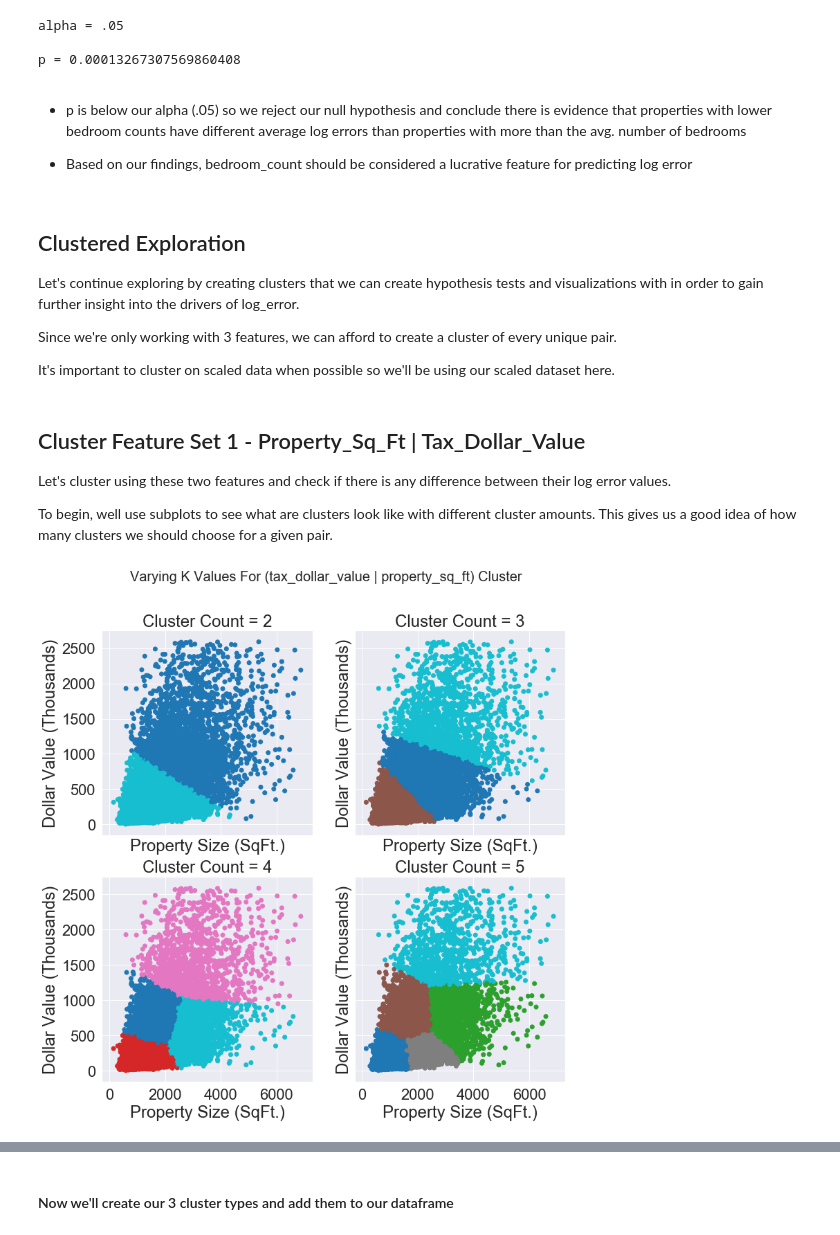
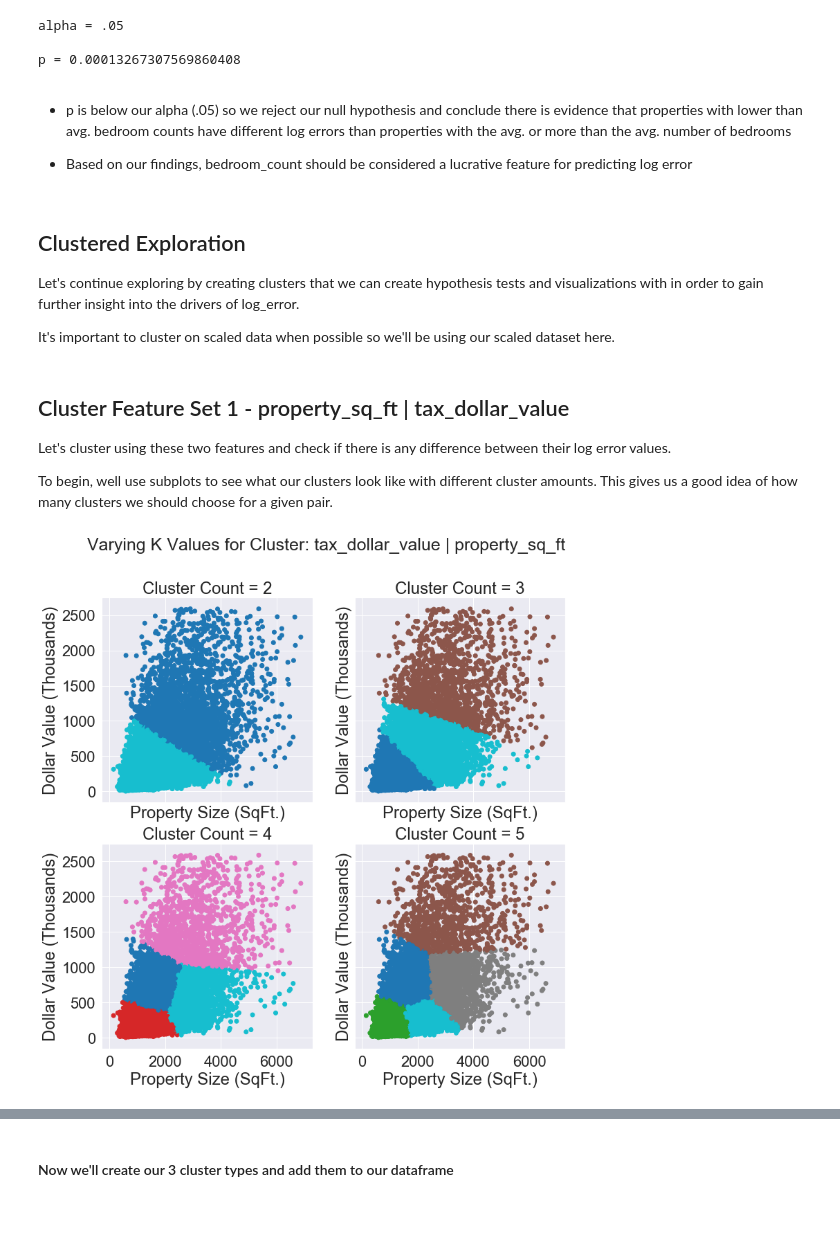
Before and after one commit to SamuelD-Data/zillow_clustering_project, a Jupyter notebook: zillow_clustering_project_notebook.ipynb, the cells around one changed output, grey strips where cells are left out. Cells and saved outputs as stored; diff of their text form; code cells hidden in the pictures.

```diff
--- a/zillow_clustering_project_notebook.ipynb
+++ b/zillow_clustering_project_notebook.ipynb
@@ -911,8 +802,7 @@ alpha = .05
 
 p = 0.00013267307569860408
 # %% [markdown]
-- p is below our alpha (.05) so we reject our null hypothesis and conclude there is evidence that properties with lower bedroom counts have different average log errors than properties with more than the avg. number of bedrooms
-
+- p is below our alpha (.05) so we reject our null hypothesis and conclude there is evidence that properties with lower than avg. bedroom counts have different log errors than properties with the avg. or more than the avg. number of bedrooms
 
 - Based on our findings, bedroom_count should be considered a lucrative feature for predicting log error
 # %% [markdown]
@@ -920,35 +810,34 @@ p = 0.00013267307569860408
 
 Let's continue exploring by creating clusters that we can create hypothesis tests and visualizations with in order to gain further insight into the drivers of log_error.
 
-Since we're only working with 3 features, we can afford to create a cluster of every unique pair.
-
 It's important to cluster on scaled data when possible so we'll be using our scaled dataset here.
 # %% [markdown]
-## Cluster Feature Set 1 - Property_Sq_Ft | Tax_Dollar_Value
+## Cluster Feature Set 1 - property_sq_ft | tax_dollar_value
 
 Let's cluster using these two features and check if there is any difference between their log error values.
 
-To begin, well use subplots to see what are clusters look like with different cluster amounts. This gives us a good idea of how many clusters we should choose for a given pair.
+To begin, well use subplots to see what our clusters look like with different cluster amounts. This gives us a good idea of how many clusters we should choose for a given pair.
 # %%
-# creating df with the two features we want to cluster
+# creating scaled and unscaled DFs with the two features we want to cluster
+# scaled for clustering, unscaled for plotting
 X_c1 = train_scaled[['property_sq_ft', 'tax_dollar_value']]
 X_c1_unscaled = train[['property_sq_ft', 'tax_dollar_value']]
 
 # setting up subplots
 fig, axs = plt.subplots(2, 2, figsize=(12,12), sharex=True, sharey=True)
 
 # creating clusters, number of clusters increasing from 2 - 5
 for ax, k in zip(axs.ravel(), range(2, 6)):
     clusters = KMeans(k).fit(X_c1).predict(X_c1)
     X_c1_unscaled['clusters'] = clusters
-    plt.suptitle('Varying K Values For (tax_dollar_value | property_sq_ft) Cluster',fontsize=20)
+    plt.suptitle('Varying K Values for Cluster: tax_dollar_value | property_sq_ft',fontsize=25)
 
     # plotting
     sns.set(font_scale = 2)
     ax.scatter(X_c1_unscaled.property_sq_ft, X_c1_unscaled.tax_dollar_value / 1000, c=clusters, cmap = 'tab10')
     ax.set(title='Cluster Count = {}'.format(k), xlabel='Property Size (SqFt.)', ylabel='Dollar Value (Thousands)')
 # %% [output]
-[figure, old version]
+[figure, new version]
 # %% [markdown]
 - We're looking for clean separation between clusters
     - All of them have relatively clean separation between eachother so this is a difficult choice
```
Also changed, not shown: parts of 89 cells of this notebook.
